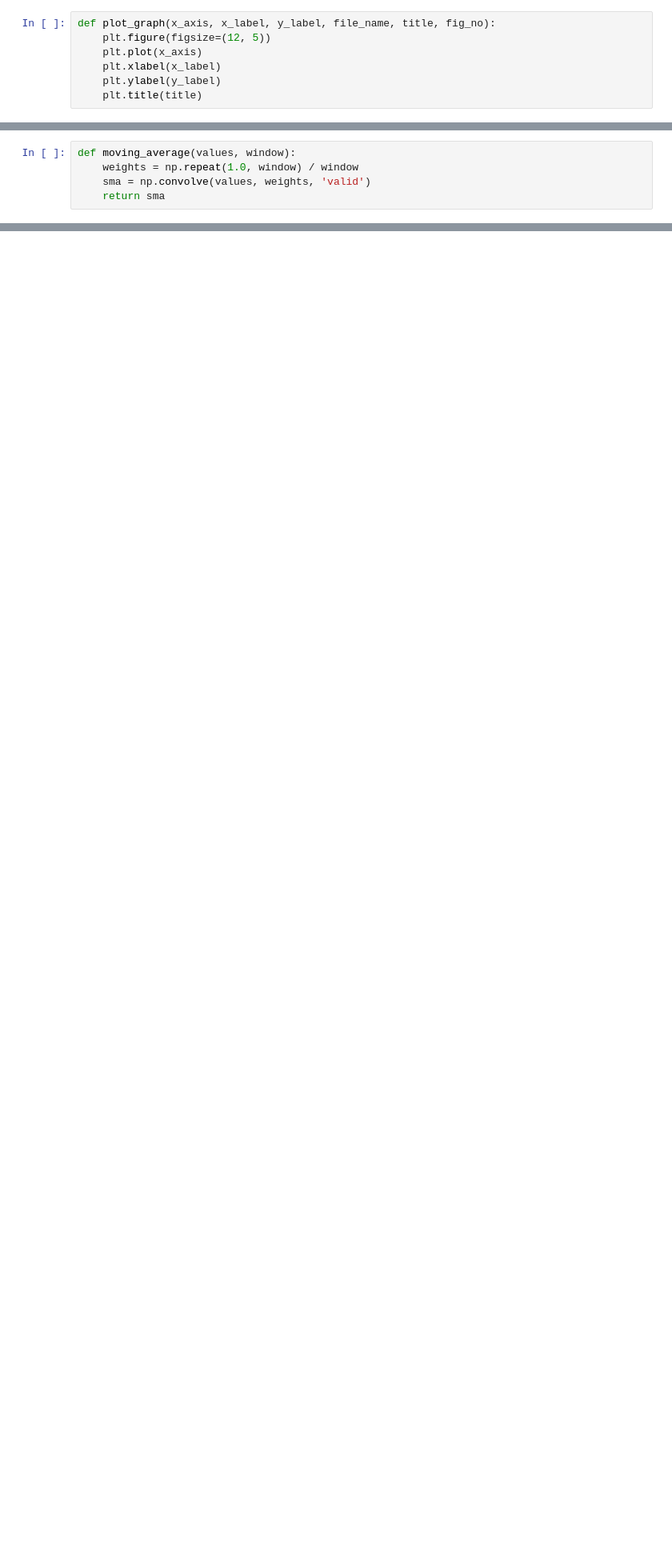
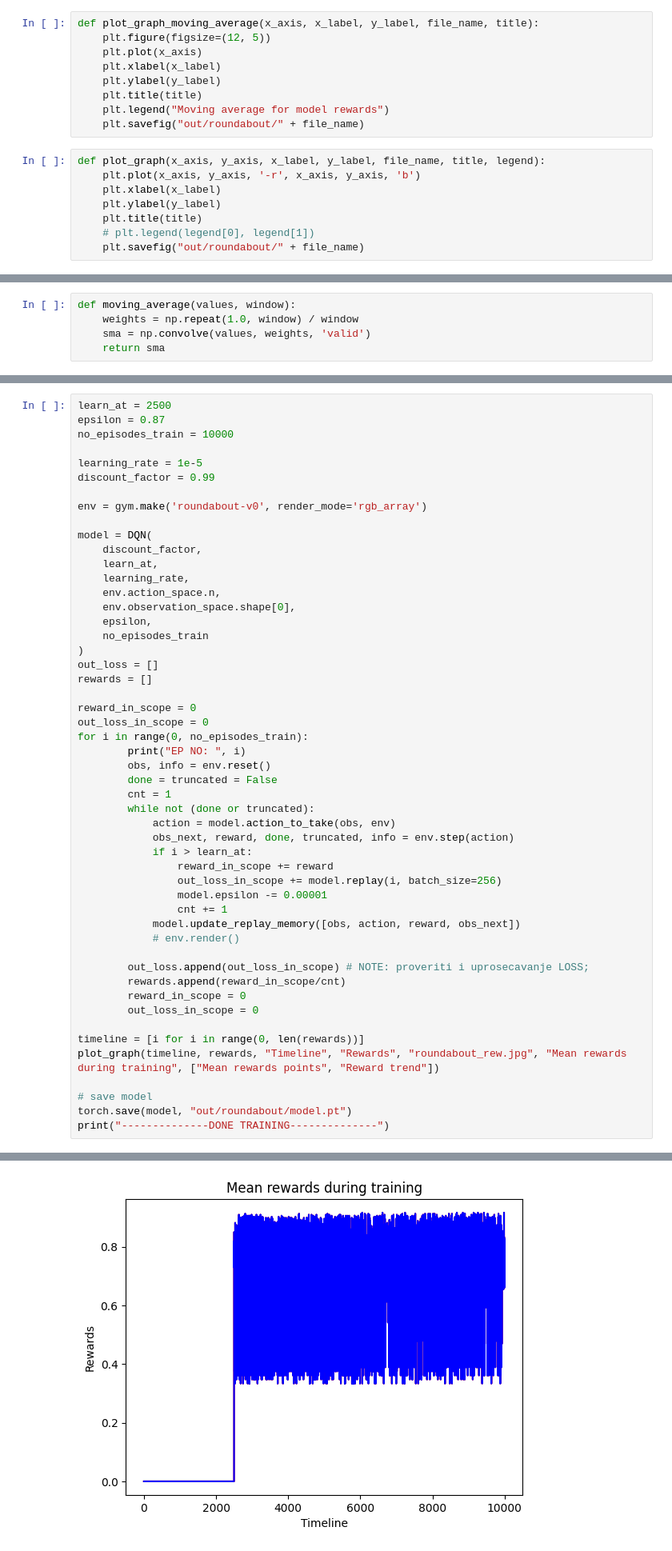
Before and after one commit to tbiocanin/RL-highway-env-gymnasium, a Jupyter notebook: deep_q_learning/roundabout_env_DQN.ipynb, the cells around one changed output, grey strips where cells are left out. Shown: that part at 80% size. Cells and saved outputs as stored; diff of their text form; blank space fills up the shorter version.

Commit message:
model tuning

```diff
--- a/deep_q_learning/roundabout_env_DQN.ipynb
+++ b/deep_q_learning/roundabout_env_DQN.ipynb
@@ -14,10 +13,20 @@ Pomoćna funkcija koja se koristi za prikazivanje trenda nagrada tokom rada agen
 # %%
-def plot_graph(x_axis, x_label, y_label, file_name, title, fig_no):
+def plot_graph_moving_average(x_axis, x_label, y_label, file_name, title):
     plt.figure(figsize=(12, 5))
     plt.plot(x_axis)
     plt.xlabel(x_label)
     plt.ylabel(y_label)
     plt.title(title)
+    plt.legend("Moving average for model rewards")
+    plt.savefig("out/roundabout/" + file_name)
+# %%
+def plot_graph(x_axis, y_axis, x_label, y_label, file_name, title, legend):
+    plt.plot(x_axis, y_axis, '-r', x_axis, y_axis, 'b')
+    plt.xlabel(x_label)
+    plt.ylabel(y_label)
+    plt.title(title)
+    # plt.legend(legend[0], legend[1])
+    plt.savefig("out/roundabout/" + file_name)
 # %% [markdown]
 Dodatna medota koja se koristi kako bi se preciznije video trend, u slucaju kada se losije vidi trend nagrada sa prosecnim nagradama po epizodi.
 # %%
@@ -27,0 +39,52 @@ def moving_average(values, window):
+# %%
+learn_at = 2500
+epsilon = 0.87
+no_episodes_train = 10000
+
+learning_rate = 1e-5
+discount_factor = 0.99
+
+env = gym.make('roundabout-v0', render_mode='rgb_array')
+
+model = DQN(
+    discount_factor,
+    learn_at,
+    learning_rate,
+    env.action_space.n,
+    env.observation_space.shape[0],
+    epsilon,
+    no_episodes_train
+)
+out_loss = []
+rewards = []
+
+reward_in_scope = 0
+out_loss_in_scope = 0
+for i in range(0, no_episodes_train):
+        print("EP NO: ", i)
+        obs, info = env.reset()
+        done = truncated = False
+        cnt = 1
+        while not (done or truncated):
+            action = model.action_to_take(obs, env)
+            obs_next, reward, done, truncated, info = env.step(action)
+            if i > learn_at:
+                reward_in_scope += reward
+                out_loss_in_scope += model.replay(i, batch_size=256)
+                model.epsilon -= 0.00001
+                cnt += 1
+            model.update_replay_memory([obs, action, reward, obs_next])
+            # env.render()
+
+        out_loss.append(out_loss_in_scope) # NOTE: proveriti i uprosecavanje LOSS;
+        rewards.append(reward_in_scope/cnt)
+        reward_in_scope = 0
+        out_loss_in_scope = 0
+
+timeline = [i for i in range(0, len(rewards))]
+plot_graph(timeline, rewards, "Timeline", "Rewards", "roundabout_rew.jpg", "Mean rewards during training", ["Mean rewards points", "Reward trend"])
+
+# save model
+torch.save(model, "out/roundabout/model.pt")
+print("--------------DONE TRAINING--------------")
+# %% [output]
@@ -27,0 +125 @@ def moving_average(values, window):
+[figure, added]
```
Also changed, not shown: parts of 6 cells of this notebook, 30 other files.
